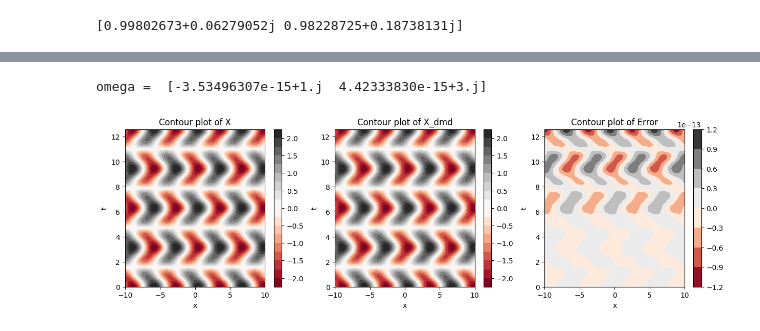
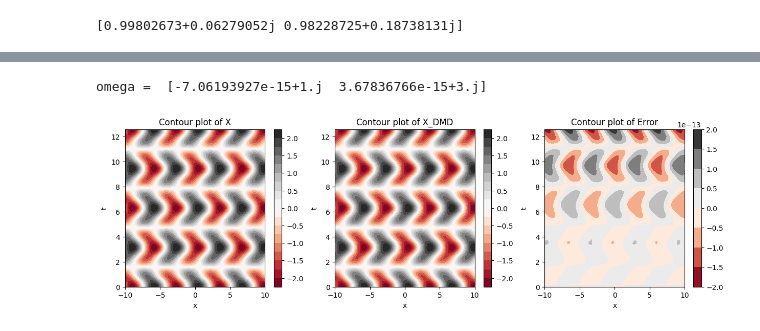
Before and after one commit to tnguyen1102/MAE-5020, a Jupyter notebook: HW3_DMD_Code.ipynb, the cells around one changed output, grey strips where cells are left out. Cells and saved outputs as stored; diff of their text form; code cells hidden in the pictures.

```diff
--- a/HW3_DMD_Code.ipynb
+++ b/HW3_DMD_Code.ipynb
@@ -13,8 +13,8 @@ def f2(x, t):
     return y2
 # %%
 # Define time and space variables
-xi = np.linspace(-10, 10, 401)
-ti = np.linspace(0, 4*m.pi, 201)
+xi = np.linspace(-10, 10, 400)
+ti = np.linspace(0, 4*np.pi, 201)
 dt = ti[1] - ti[0]
 x, t = np.meshgrid(xi, ti)
 X_func = f1(x, t) + f2(x, t)
@@ -130,7 +170,7 @@ b dimension: (2, 1)
 omega = np.log(Lambda)/dt
 print('omega = ', omega)
 # %% [output]
-omega =  [-3.53496307e-15+1.j  4.42333830e-15+3.j]
+omega =  [-7.06193927e-15+1.j  3.67836766e-15+3.j]
 # %%
 # Re-generate program
 t_exp = np.arange(X_func.shape[0]) * dt
@@ -141,26 +181,26 @@ X_DMD = Phi @ dynamics
 # %%
 plt.figure(figsize=(15, 4))
 plt.subplot(1, 3, 1)
 plt.contourf(x, t, np.real(X_func), 20, cmap='RdGy')
 plt.colorbar()
 plt.xlabel('x')
 plt.ylabel('t')
 plt.title('Contour plot of X')
 
 plt.subplot(1, 3, 2)
 plt.contourf(x, t, np.real(X_DMD).T, 20, cmap='RdGy')
 plt.colorbar()
 plt.xlabel('x')
 plt.ylabel('t')
-plt.title('Contour plot of X_dmd')
+plt.title('Contour plot of X_DMD')
 
-diff = np.real(X_func) - np.real(X_DMD).T
+err = np.real(X_func) - np.real(X_DMD).T
 plt.subplot(1, 3, 3)
-plt.contourf(x, t, diff , cmap='RdGy')
+plt.contourf(x, t, err , cmap='RdGy')
 plt.colorbar()
 plt.xlabel('x')
 plt.ylabel('t')
 plt.title('Contour plot of Error')
 plt.show()
 # %% [output]
-[figure, old version]
+[figure, new version]
```
Also changed, not shown: parts of 11 cells of this notebook.
